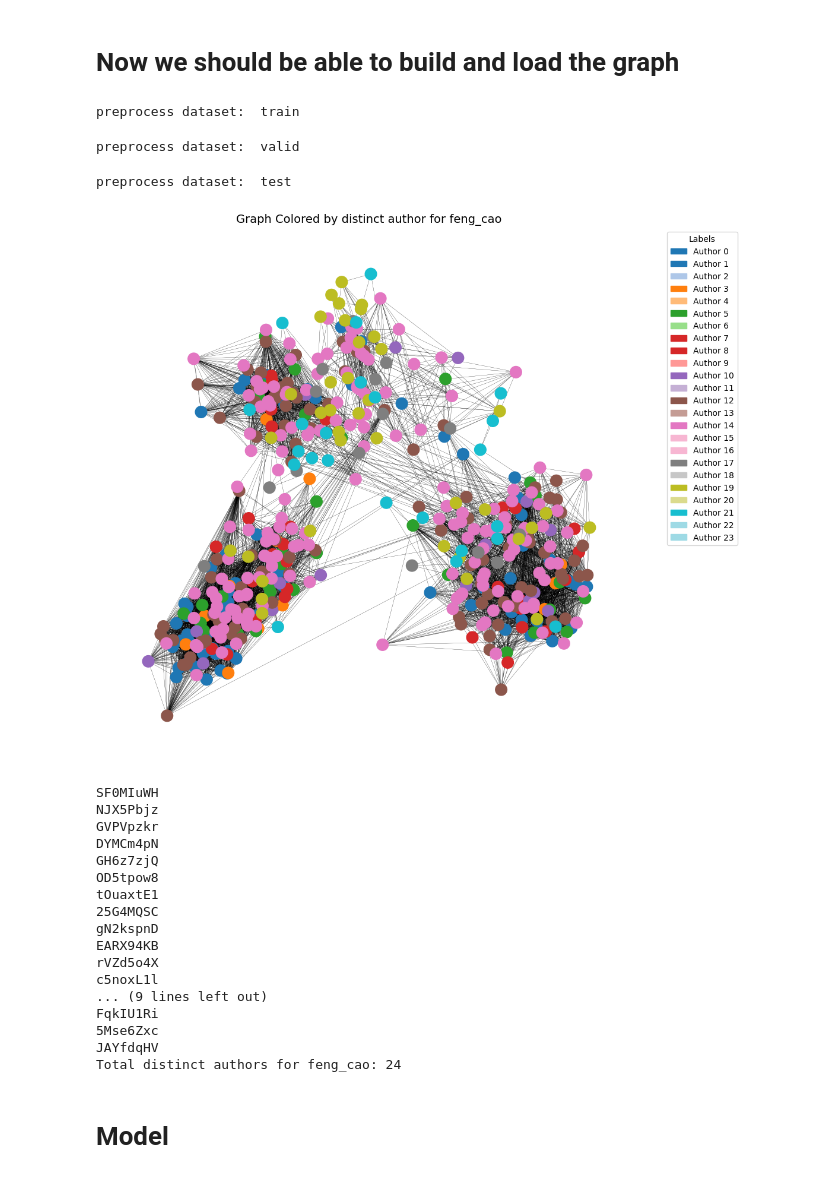
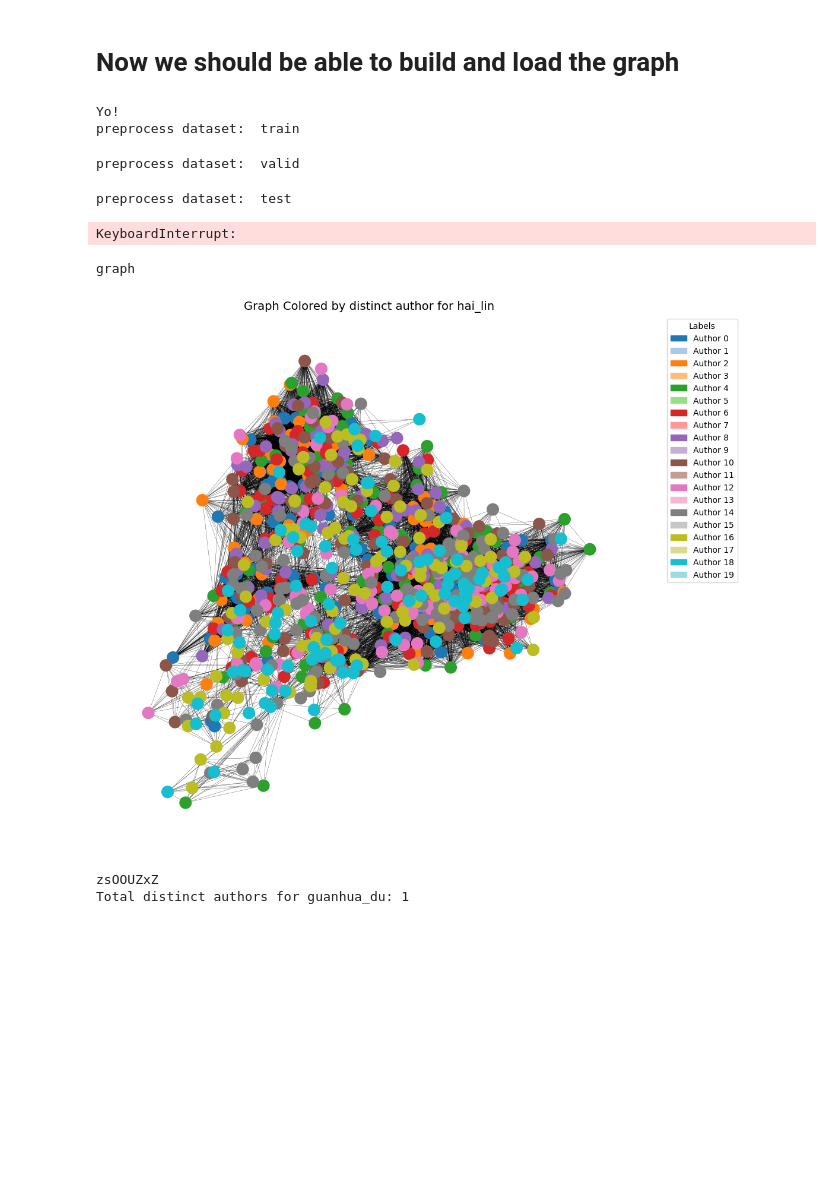
Before and after one commit to Supersheep7/bond-replica, a Jupyter notebook: lab.ipynb, the cells around one changed output. Cells and saved outputs as stored; diff of their text form; code cells hidden in the pictures; blank space fills up the shorter version.

```diff
--- a/lab.ipynb
+++ b/lab.ipynb
@@ -41,7 +63,7 @@ dump_paper_emb(model_name=f"w2v_{ft_dim}", ft_dim=ft_dim)
 I want to see how they look!
 # %%
 path = 'paper_emb/train'
-names = ['aimin_li', 'aimin_zhou', 'bin_yu']
+names = ['aimin_li']
 embeddings = {}
 
 for name in names:
@@ -75,15 +97,17 @@ plt.show()
 # %% [markdown]
 # Now we should be able to build and load the graph
 # %%
-# build_graph()
+build_graph(eval=True)
 # %% [output]
+Yo!
 preprocess dataset:  train
 preprocess dataset:  valid
 preprocess dataset:  test
+KeyboardInterrupt:
 # %%
-name = 'feng_cao'
+name = 'hai_lin'
 
-label, ft_tensor, data = load_graph(name)
+label, ft_tensor, data = load_graph(name, mode='valid')
 
 # Viz
 
@@ -118,34 +142,35 @@ G.add_edges_from(edges)
 
 # Positions from features
 pos = {i: ft_2d[i] for i in range(len(ft_2d))}
 
 # Convert string labels in dict → integers for coloring
 unique_classes = sorted(set(label.values()), key=int)  # all class names
 class_to_int = {c: i for i, c in enumerate(unique_classes)}
 node_colors = [class_to_int[label[i]] for i in range(len(G.nodes))]
 
 # Draw
 plt.figure(figsize=(9, 9))
 nodes = nx.draw(
     G, pos,
     node_color=node_colors,
     cmap=plt.cm.tab10,   # tab20 gives up to 20 distinct colors
     with_labels=False,   # no text on nodes
     node_size=200,
     edge_color="black",
     width=0.2
 )
 
 # Add legend for classes
 from matplotlib.patches import Patch
 handles = [Patch(color=plt.cm.tab20(class_to_int[c] / max(1, len(unique_classes)-1)),
                  label=f"Author {c}") for c in unique_classes]
 plt.legend(handles=handles, bbox_to_anchor=(1.05, 1), loc='upper left', title="Labels")
 
 plt.title(f"Graph Colored by distinct author for {name}", fontsize=14)
 plt.show()
 # %% [output]
+graph
-[figure, old version]
+[figure, new version]
 # %%
 # Check how many homonyms there are for name
 
@@ -161,22 +186,5 @@ print(f"Total distinct authors for {name}: {c}")
 
 # == 24 for feng_cao. Correct
 # %% [output]
-SF0MIuWH
-NJX5Pbjz
-GVPVpzkr
-DYMCm4pN
-GH6z7zjQ
-OD5tpow8
-tOuaxtE1
-25G4MQSC
-gN2kspnD
-EARX94KB
-rVZd5o4X
-c5noxL1l
-... (9 lines left out)
-FqkIU1Ri
-5Mse6Zxc
-JAYfdqHV
-Total distinct authors for feng_cao: 24
+zsOOUZxZ
+Total distinct authors for guanhua_du: 1
-# %% [markdown]
-# Model
```
Also changed, not shown: parts of 3 cells of this notebook, 2 other files.
